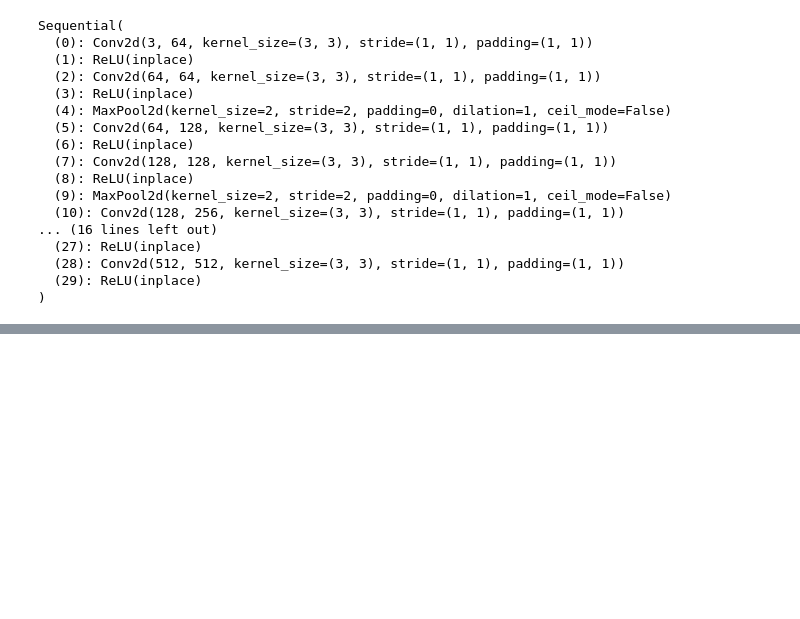
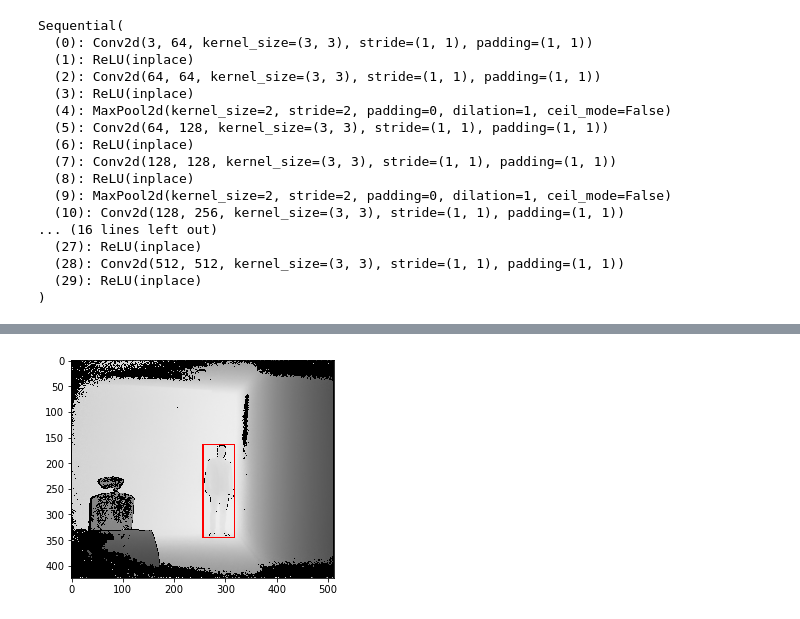
Before and after one commit to hktxt/fasterrcnn, a Jupyter notebook: Dev/vgg16.ipynb, the cells around one changed output, grey strips where cells are left out. Drawn from its saved outputs; the diff is of its cells as text; code cells hidden in the pictures; blank space fills up the shorter version.

```diff
--- a/Dev/vgg16.ipynb
+++ b/Dev/vgg16.ipynb
@@ -186,0 +246,4 @@ np.vstack((shift_x.ravel(), shift_y.ravel()))
+# %%
+w,h,_ = dii.shape
+# %%
+cor = [0.562500, 0.602594, 0.117188, 0.426887]
@@ -186,0 +255,5 @@ np.vstack((shift_x.ravel(), shift_y.ravel()))
+# %%
+x1 = int((cor[0] - cor[2]/2)*h)
+y1 = int((cor[1] - cor[3]/2)*w)
+x2 = int((cor[0] + cor[2]/2)*h)
+y2 = int((cor[1] + cor[3]/2)*w)
@@ -186,0 +264,6 @@ np.vstack((shift_x.ravel(), shift_y.ravel()))
+# %%
+cv2.rectangle(dii, (x1,y1), (x2,y2), (255,0,0), 2)
+plt.imshow(dii)
+plt.show()
+# %% [output]
+[figure, added]
```
Also changed, not shown: parts of 22 cells of this notebook, 3 other files.
